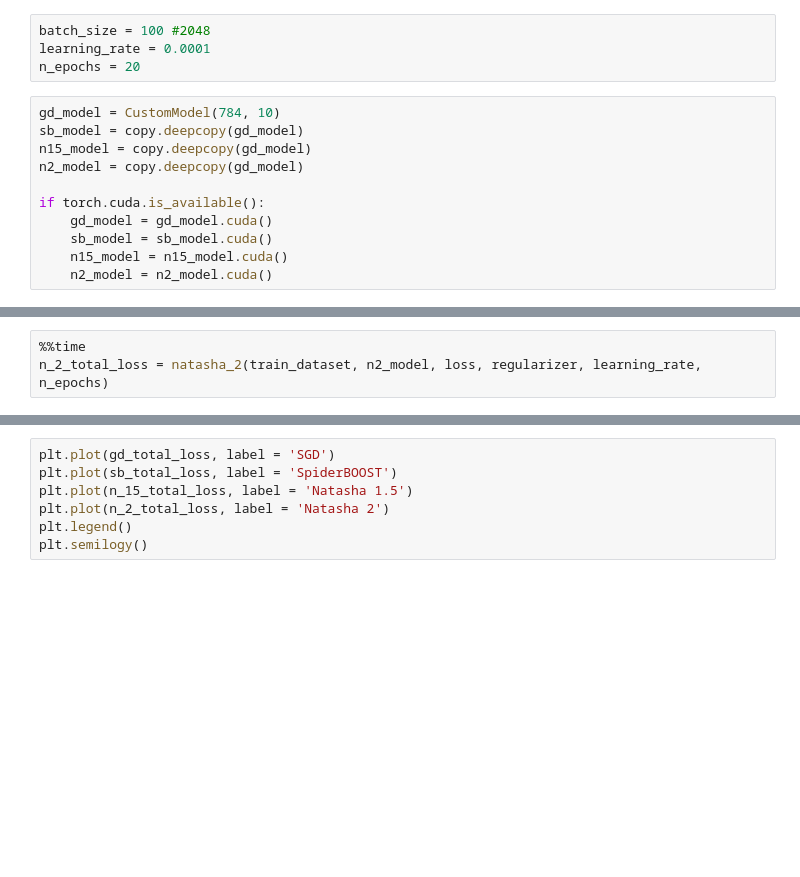
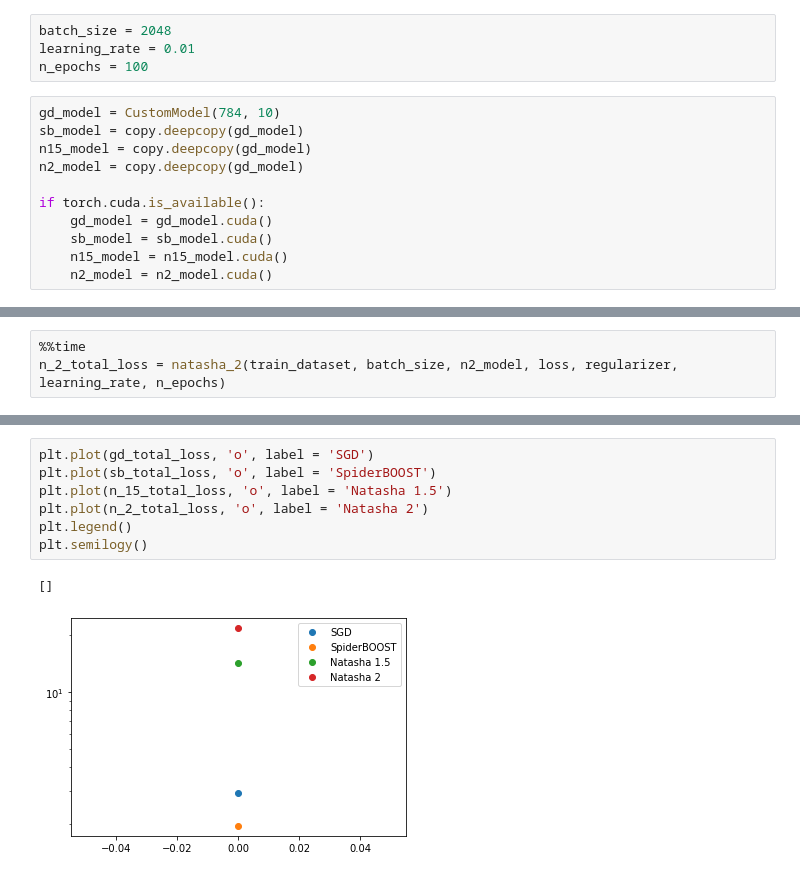
Before and after one commit to zhestyatsky/mipt-opt-project, a Jupyter notebook: src/racing.ipynb, the cells around one changed output, grey strips where cells are left out. Cells and saved outputs as stored; diff of their text form; blank space fills up the shorter version.

```diff
--- a/src/racing.ipynb
+++ b/src/racing.ipynb
@@ -65,9 +31,9 @@ class CustomModel(torch.nn.Module):
 loss = torch.nn.CrossEntropyLoss().cuda()
 regularizer = utils.regularizer
 # %%
-batch_size = 100 #2048
-learning_rate = 0.0001
-n_epochs = 20
+batch_size = 2048
+learning_rate = 0.01
+n_epochs = 100
 # %%
 gd_model = CustomModel(784, 10)
 sb_model = copy.deepcopy(gd_model)
@@ -99,3 +67,3 @@ n_15_total_loss = natasha_15(train_dataset, batch_size, n15_model, loss, regular
 # %%
 %%time
-n_2_total_loss = natasha_2(train_dataset, n2_model, loss, regularizer, learning_rate, n_epochs)
+n_2_total_loss = natasha_2(train_dataset, batch_size, n2_model, loss, regularizer, learning_rate, n_epochs)
@@ -102,7 +73,10 @@ n_2_total_loss = natasha_2(train_dataset, n2_model, loss, regularizer, learning_
 # %%
-plt.plot(gd_total_loss, label = 'SGD')
-plt.plot(sb_total_loss, label = 'SpiderBOOST')
-plt.plot(n_15_total_loss, label = 'Natasha 1.5')
-plt.plot(n_2_total_loss, label = 'Natasha 2')
+plt.plot(gd_total_loss, 'o', label = 'SGD')
+plt.plot(sb_total_loss, 'o', label = 'SpiderBOOST')
+plt.plot(n_15_total_loss, 'o', label = 'Natasha 1.5')
+plt.plot(n_2_total_loss, 'o', label = 'Natasha 2')
 plt.legend()
 plt.semilogy()
+# %% [output]
+[]
+[figure, added]
```
Also changed, not shown: parts of 9 cells of this notebook, 3 other files.
